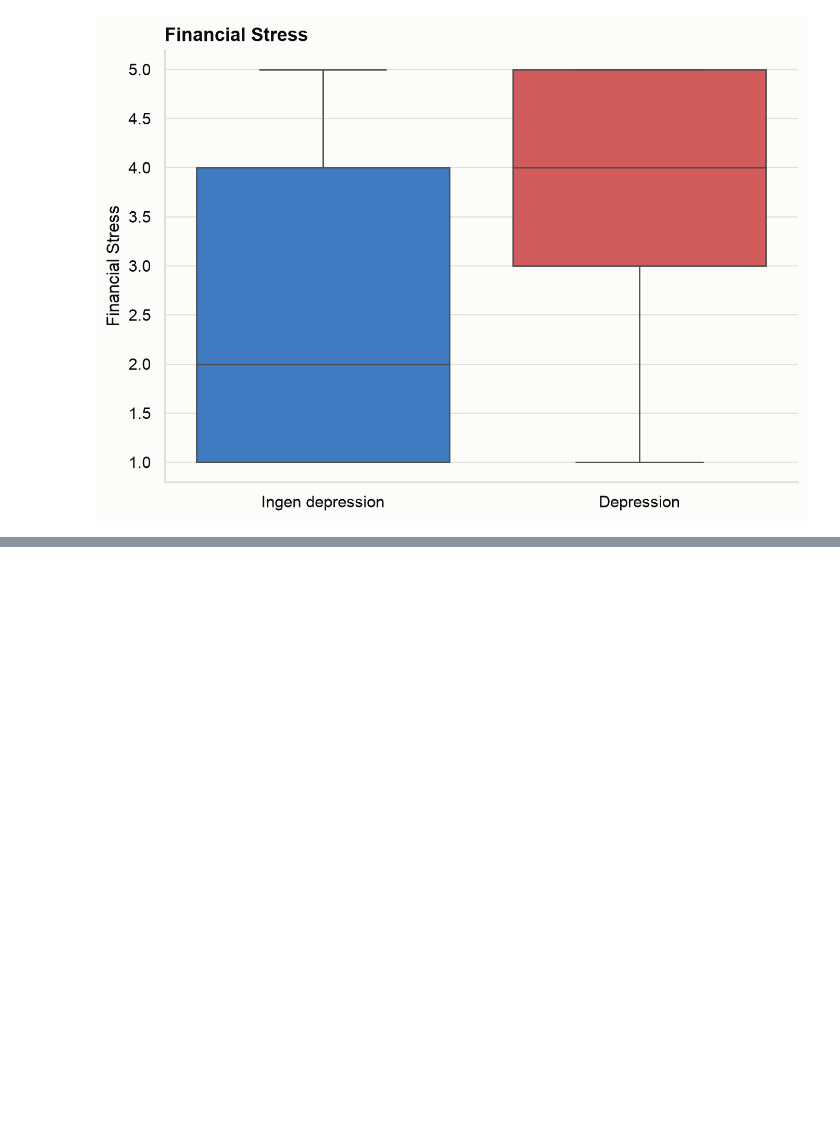
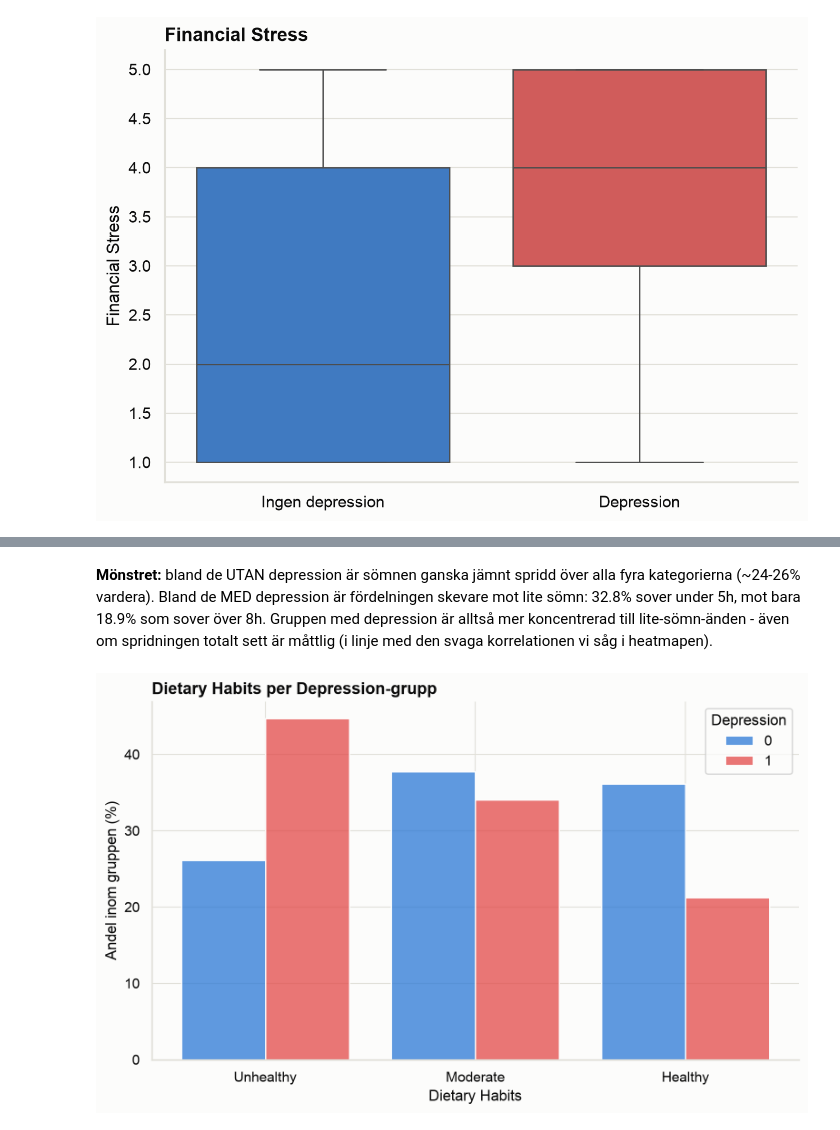
Before and after one commit to davidfjellstrom/student-depression-ML-project, a Jupyter notebook: 02_EDA.ipynb, the cells around one changed output, grey strips where cells are left out. Cells and saved outputs as stored; diff of their text form; code cells hidden in the pictures; blank space fills up the shorter version.

```diff
--- a/02_EDA.ipynb
+++ b/02_EDA.ipynb
@@ -245,0 +272,22 @@ plt.show()
+# %% [markdown]
+**Mönstret:** bland de UTAN depression är sömnen ganska jämnt spridd över alla fyra
+kategorierna (~24-26% vardera). Bland de MED depression är fördelningen skevare mot
+lite sömn: 32.8% sover under 5h, mot bara 18.9% som sover över 8h. Gruppen med
+depression är alltså mer koncentrerad till lite-sömn-änden - även om spridningen
+totalt sett är måttlig (i linje med den svaga korrelationen vi såg i heatmapen).
+# %%
+# Dietary Habits (1=Unhealthy, 2=Moderate, 3=Healthy): samma upplägg som Sleep Duration.
+fig, ax = plt.subplots(figsize=(8, 5))
+sns.histplot(
+    data=df, x="Dietary Habits", hue="Depression",
+    stat="percent", common_norm=False, discrete=True, multiple="dodge", shrink=0.8,
+    ax=ax,
+)
+ax.set_xticks([1, 2, 3])
+ax.set_xticklabels(["Unhealthy", "Moderate", "Healthy"])
+ax.set_ylabel("Andel inom gruppen (%)")
+ax.set_title("Dietary Habits per Depression-grupp")
+plt.tight_layout()
+plt.show()
+# %% [output]
+[figure, added]
```
Also changed, not shown: parts of 9 cells of this notebook.
